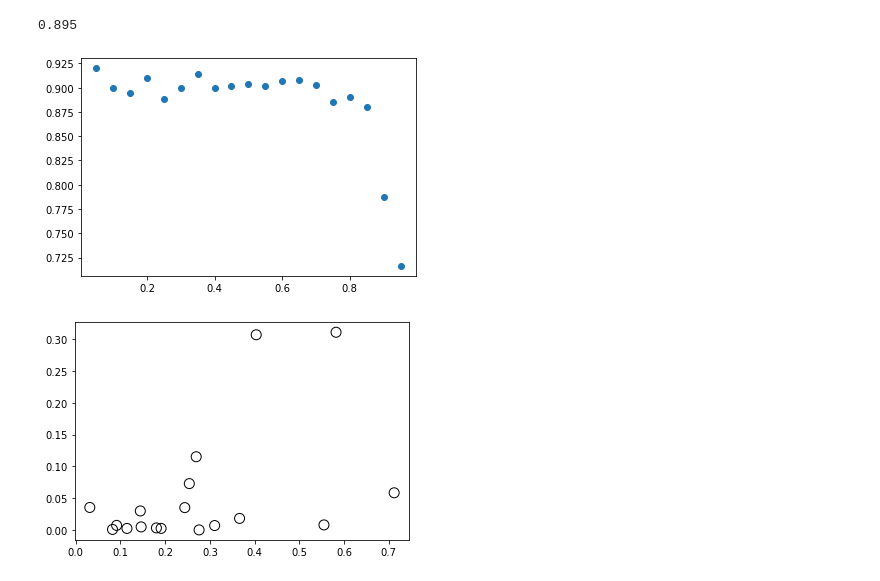
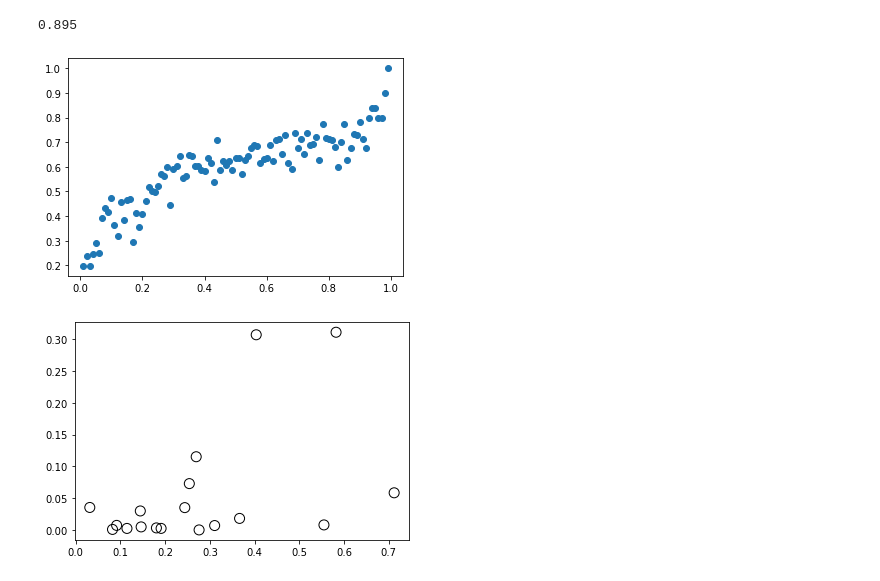
Before and after one commit to lm2-me/GEO5017Assignment2, a Jupyter notebook: SVM_linear.ipynb, the cells around one changed output. Cells and saved outputs as stored; diff of their text form; code cells hidden in the pictures.

Commit message:
SVM learning curve update and Violin plot copied in from previous A1

```diff
--- a/SVM_linear.ipynb
+++ b/SVM_linear.ipynb
@@ -40,47 +40,48 @@ AO_avg = np.zeros(19)
 
 for i in range(0,1):
 
-
+    test_size_neg = []
     test_size_record = []
     AO = []
 
     test_size = 0
-    while test_size < 0.95:
-        test_size += 0.05
-        X_train, X_test, y_train, y_test = train_test_split(X, y, test_size=test_size, random_state=41)
+    while test_size < 0.99:
+        test_size += 0.01
+        X_train, X_test, y_train, y_test = train_test_split(X, y, test_size=test_size)
 
-        classifier = svm.SVC(kernel='rbf', C=100,decision_function_shape='ovr')
+        classifier = svm.SVC(kernel='linear', C=1,decision_function_shape='ovr')
         classifier.fit(X_train,y_train)
 
         y_pred = classifier.predict(X_test)
         accuracy = metrics.accuracy_score(y_test, y_pred)
 
         test_size_record.append(test_size)
         AO.append(accuracy)
+        test_size_neg.append(1-test_size)
         # print(test_size)
 
 #     test_avg = np.append(test_avg,np.array(test_size_record))
 #     AO_avg = np.append(AO_avg,np.array(AO))
 
 # new = np.mean(np.split(AO_avg, 19), axis=1)
 # new_test = np.mean(np.split(test_avg, 19), axis=1)
 
 # print(new_test)
 # # print(np.mean(new, axis=1))
 # # print('\n')
 # # print(new)
 
 # import matplotlib.pyplot as plt
 
 # plt.scatter(new_test, new)
 # plt.show()
 
 import matplotlib.pyplot as plt
 
-plt.scatter(test_size_record, AO)
+plt.scatter(test_size_neg, AO)
 plt.show()
 # %% [output]
-[figure, old version]
+[figure, new version]
 # %%
 # classifier.support_vectors_[]
 #not working
```
Also changed, not shown: 1 other file.
